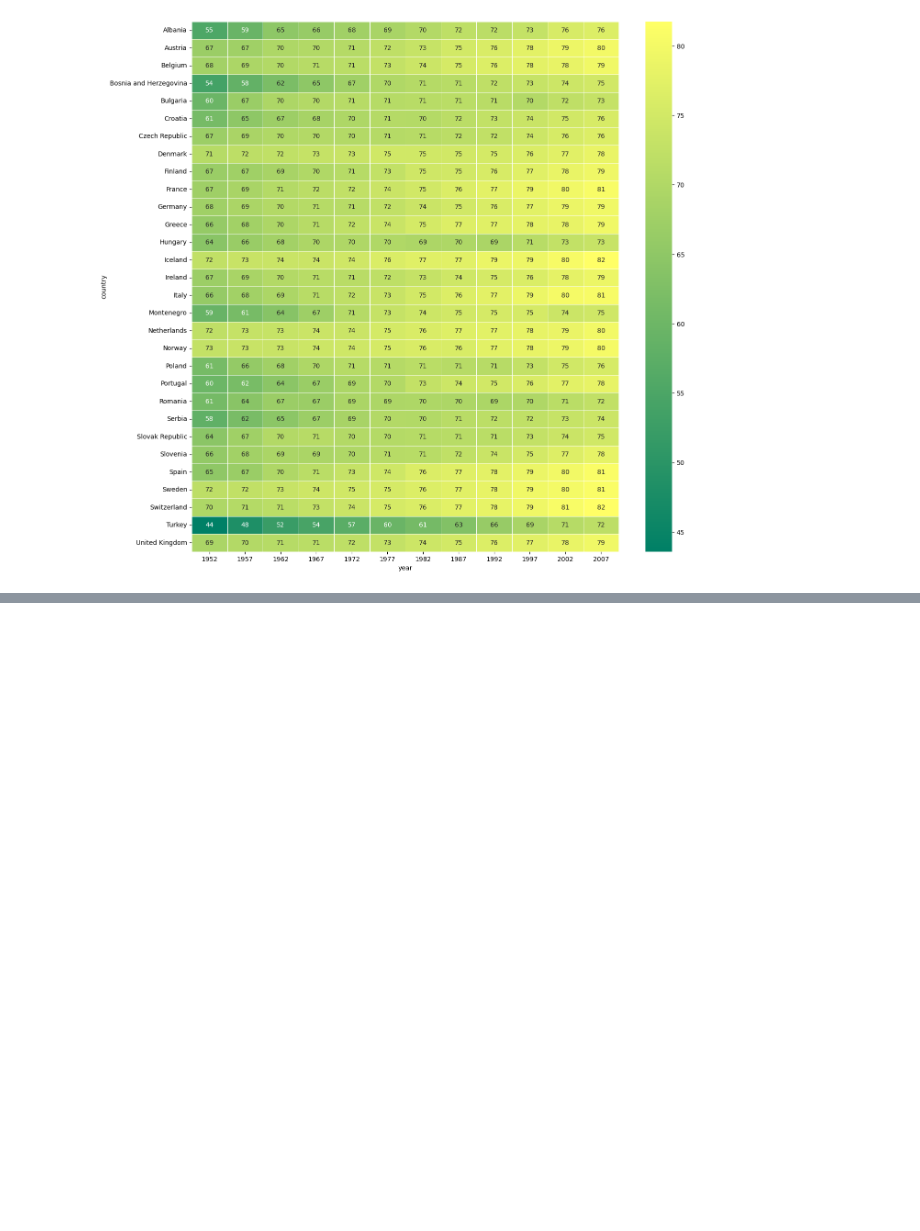
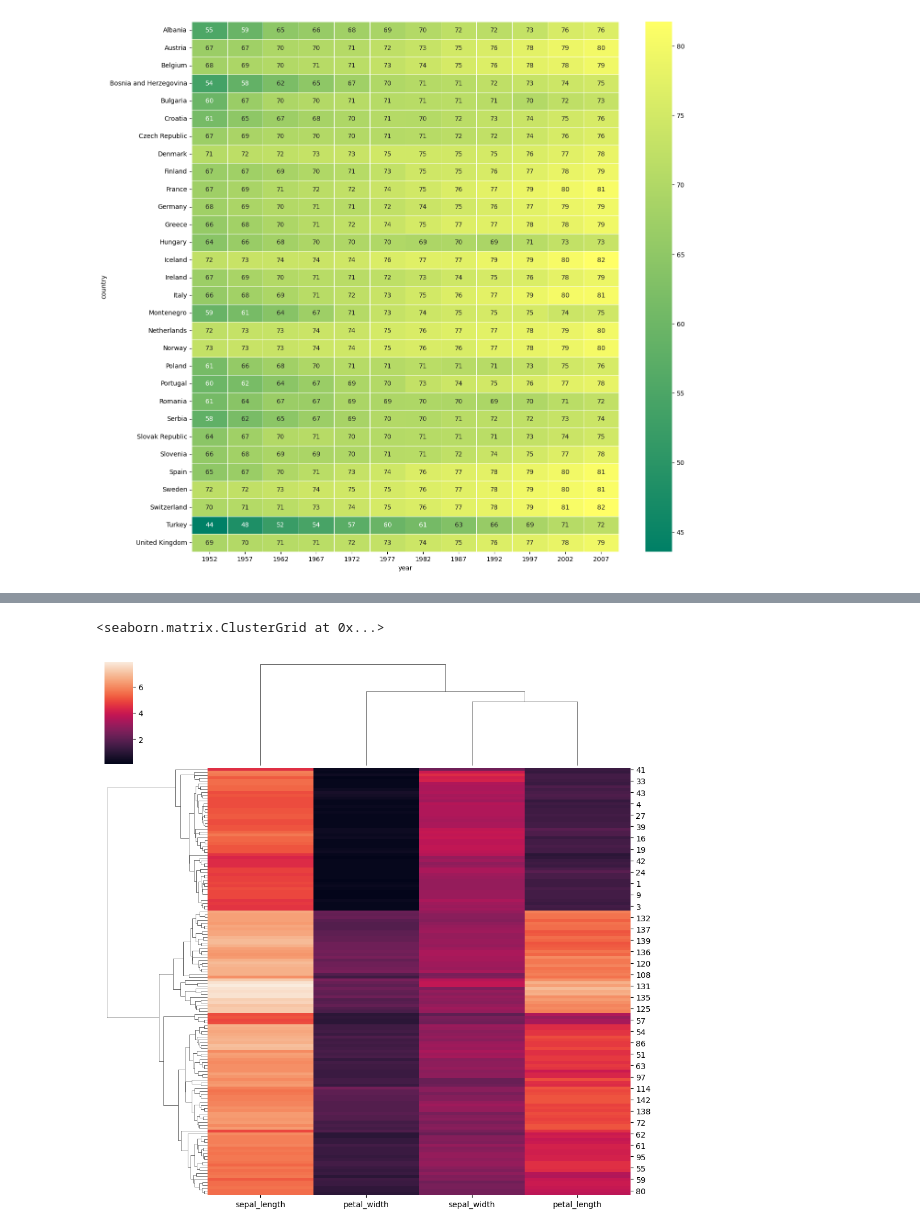
Before and after one commit to Vaidehi1005/MachineLearning, a Jupyter notebook: Seaborn.ipynb, the cells around one changed output, grey strips where cells are left out. Cells and saved outputs as stored; diff of their text form; code cells hidden in the pictures; blank space fills up the shorter version.

```diff
--- a/Seaborn.ipynb
+++ b/Seaborn.ipynb
@@ -362,3 +362,12 @@ sns.heatmap(temp_df,annot=True,linewidth=0.5, cmap='summer')
 # %% [output]
 <Axes: xlabel='year', ylabel='country'>
 [figure]
+# %%
+ #Clustermap
+
+# Plot a matrix dataset as a hierarchically-clustered heatmap.
+
+# This function requires scipy to be available.
+
+iris = px.data.iris()
+iris
@@ -364,0 +388,12 @@ sns.heatmap(temp_df,annot=True,linewidth=0.5, cmap='summer')
+# %%
+sns.clustermap(iris.iloc[:,[0,1,2,3]])
+
+#clustermap will separate the similar and disimilar data it will grp similar data and same with disimilar data
+#aama je rows and col ma clustermap karvanu hoi e mention karvanu
+
+#aama rows bhi diff order ma che je similar che values thi e najik che and je disimlar che e values thi dur che
+
+#this clustering is called Dendograms
+# %% [output]
+<seaborn.matrix.ClusterGrid at 0x...>
+[figure, added]
```
Also changed, not shown: parts of 2 cells of this notebook.
